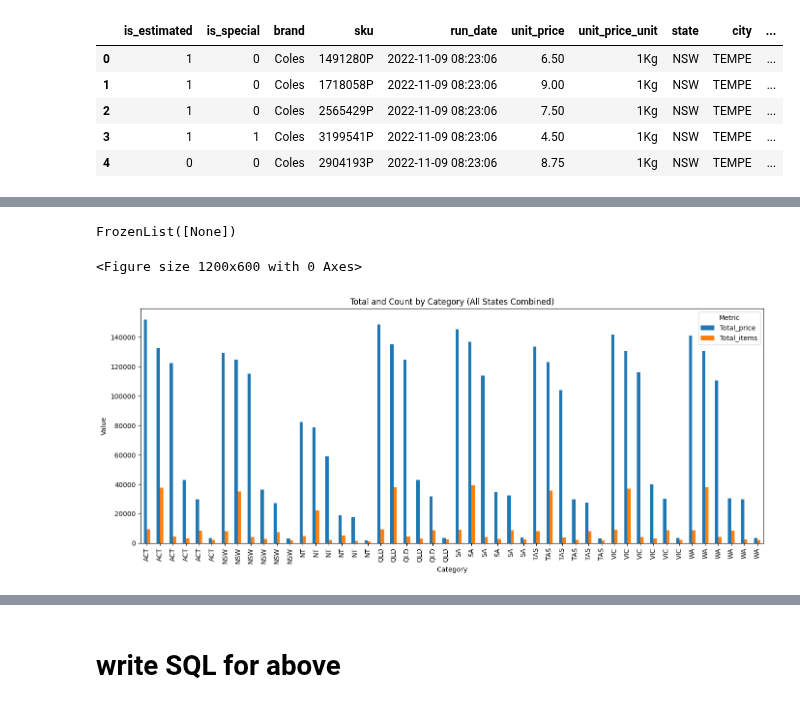
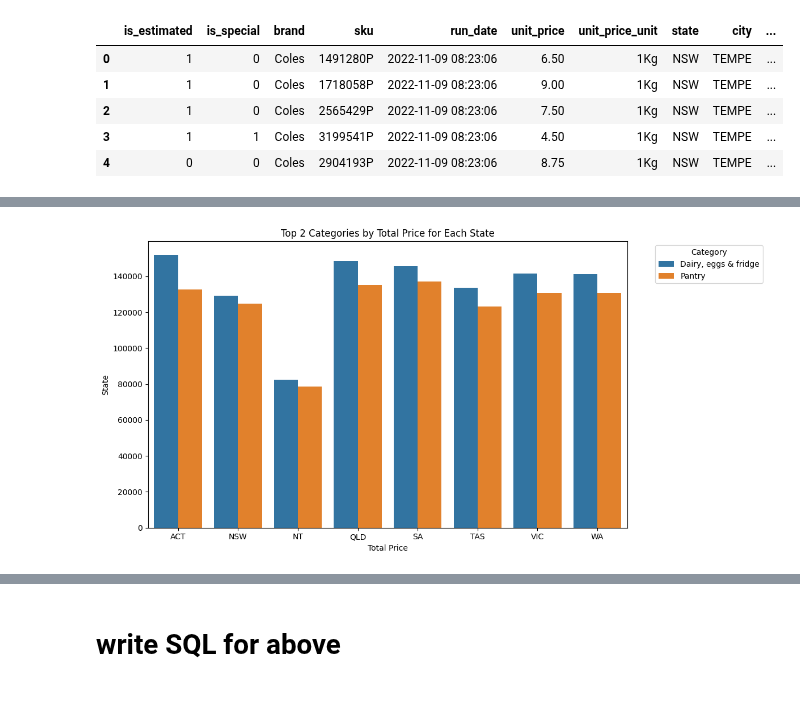
Before and after one commit to binayakhadka/grocery-retail-analytics, a Jupyter notebook: aus.ipynb, the cells around one changed output, grey strips where cells are left out. Saved outputs shown, nothing was run; the diff lists cells and outputs as text; code cells hidden in the pictures.

```diff
--- a/aus.ipynb
+++ b/aus.ipynb
@@ -216,3 +212,9 @@ df_grouped
 # %%
-df_grouped.columns
+# For each state, pick top 2 rows by Total_price
+top2_price = df_grouped.sort_values(['state', 'Total_price'], ascending=[True, False]).groupby('state').head(2)
+
+top2_items = df_grouped.sort_values(['state', 'Total_items'], ascending=[True, False]).groupby('state').head(2)
+
+# top2_price
+top2_items
 # %% [output]
@@ -220,28 +238,21 @@ Index(['state', 'category', 'Total', 'Count'], dtype='object')
-# %%
-df_grouped.index.names
-# %% [output]
-FrozenList([None])
 # %%
+import seaborn as sns
 import matplotlib.pyplot as plt
 
-# Set up figure size
 plt.figure(figsize=(12,6))
+sns.barplot(
+    data=top2_price,
+    x='state',
+    y='Total_price',
+    hue='category',
 
-# Create stacked bar chart
-df_grouped.plot(
-    x='state',
-    y=['Total_price', 'Total_items'],
-    kind='bar',
-    stacked=False,
-    figsize=(14,6),
 )
 
-plt.title("Total and Count by Category (All States Combined)")
-plt.xlabel("Category")
-plt.ylabel("Value")
-plt.legend(title="Metric")
+plt.title("Top 2 Categories by Total Price for Each State")
+plt.xlabel("Total Price")
+plt.ylabel("State")
+plt.legend(title="Category", bbox_to_anchor=(1.05, 1), loc='upper left')
 plt.tight_layout()
 plt.show()
 # %% [output]
-<Figure size 1200x600 with 0 Axes>
-[figure, old version]
+[figure, new version]
```
Also changed, not shown: parts of 6 cells of this notebook.
